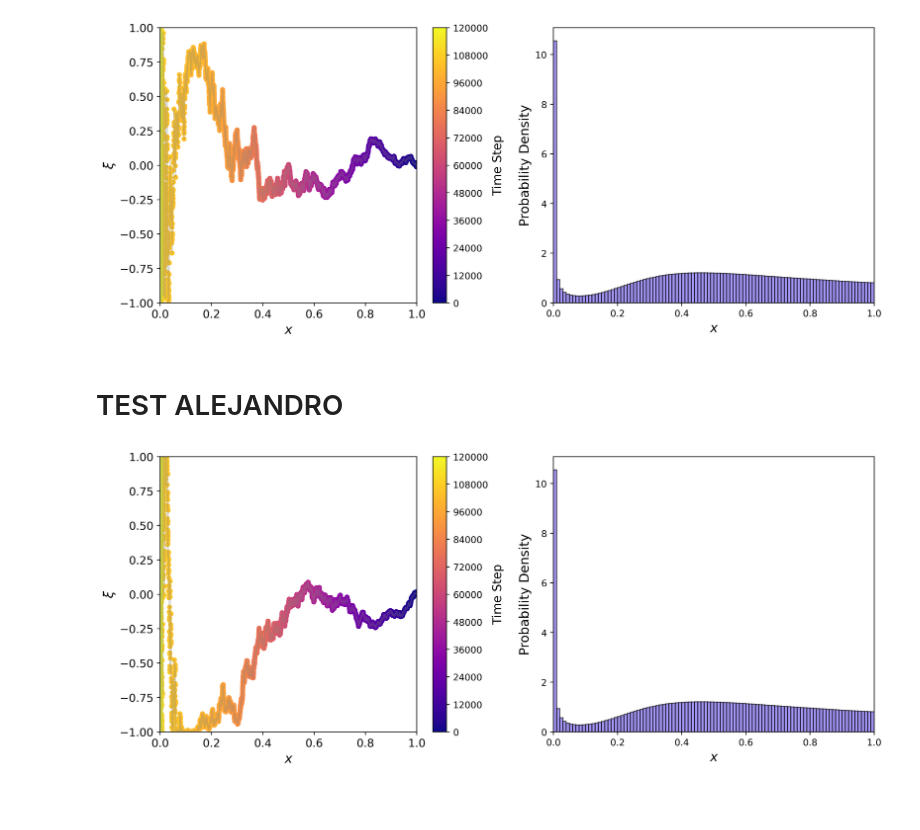
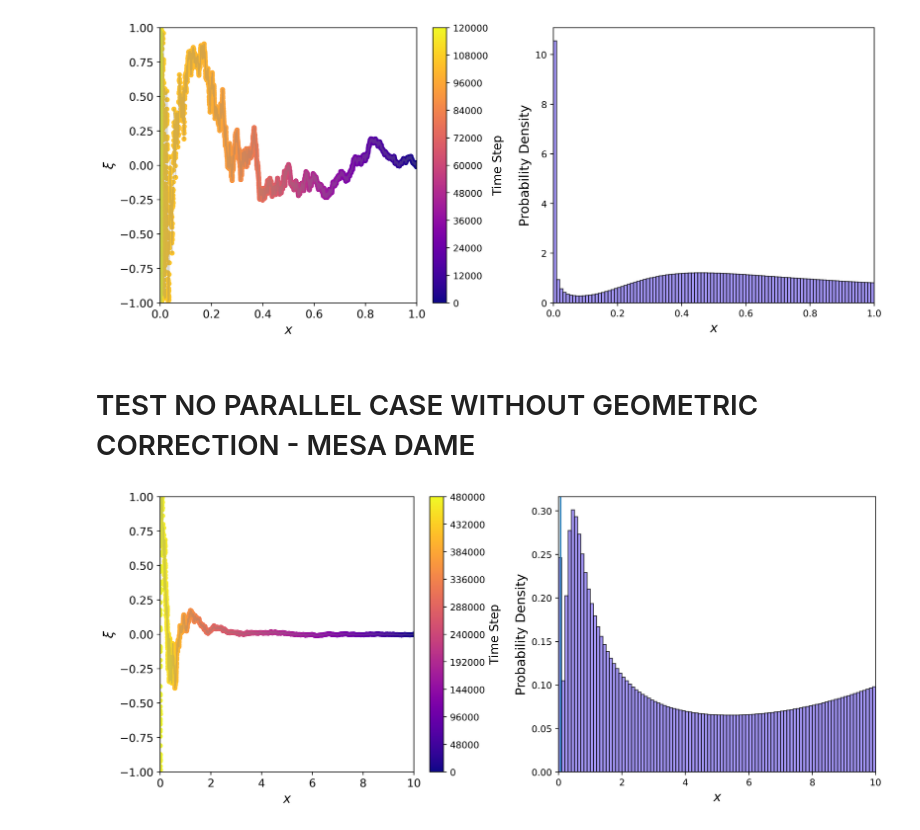
Before and after one commit to gxcli/fp_geometriccorrection, a Jupyter notebook: testing_full.ipynb, the cells around one changed output. Drawn from its saved outputs; the diff is of its cells as text; code cells hidden in the pictures; blank space fills up the shorter version.

Commit message:
rename files, correct mistake with phi and x_a

```diff
--- a/testing_full.ipynb
+++ b/testing_full.ipynb
@@ -199,47 +196,48 @@ plt.show()
 # %% [output]
 [figure]
 # %% [markdown]
-# TEST ALEJANDRO
+# TEST NO PARALLEL CASE WITHOUT GEOMETRIC CORRECTION - MESA DAME
 # %%
 DT = 1e-5
-V_INITIAL = [1, 0]
-NUMSTEPS = int(1.2e5)
-result_alej = multistep_mc(v_initial=V_INITIAL, numsteps=NUMSTEPS, D_func=col.D_nopar, A_func=col.A_alej, dt=DT)
+V_INITIAL = [10, 0]
+NUMSTEPS = int(4.8e5)
+result_mesa = multistep_mc(v_initial=V_INITIAL, numsteps=NUMSTEPS, D_func=col.D_nopar, A_func=col.A_mesa, dt=DT)
 # %%
-v_store = np.array(result_alej)
+v_store = np.array(result_mesa)
 
-x = v_store[::10, 0]
-y = v_store[::10, 1]
+x = v_store[::100, 0]
+y = v_store[::100, 1]
 t = np.arange(len(x))
 colors = t * (NUMSTEPS / len(t))
 
 x_values = v_store[:, 0]
-xmax = 1
+xmax = 10
 x_line = np.linspace(0, xmax, 100)
 
 fig, axs = plt.subplots(1, 2, figsize=(12, 5), dpi=400)
 
 scatter = axs[0].scatter(x, y, c=colors, cmap='plasma', s=20)
 axs[0].plot(x, y, color='gray', alpha=0.3)
 axs[0].set_xlabel(r'$x$', fontsize=14)
 axs[0].set_ylabel(r'$\xi$', fontsize=14)
 axs[0].tick_params(axis='both', labelsize=12)
-axs[0].set_xlim(0, 1)
+axs[0].set_xlim(0, xmax)
 axs[0].set_ylim(-1, 1)
 
 cbar = fig.colorbar(scatter, ax=axs[0])
 ticks = np.arange(0, NUMSTEPS+1, NUMSTEPS/10)
 cbar.ax.tick_params(labelsize=10)
 cbar.set_ticks(ticks)
 cbar.set_label('Time Step', fontsize=13)
 
 axs[1].hist(x_values, bins=100, density=True, alpha=0.7,
             color='mediumslateblue', edgecolor='black')
 axs[1].set_xlabel(r'$x$', fontsize=14)
 axs[1].set_ylabel('Probability Density', fontsize=14)
 axs[1].set_xlim(0, xmax)
+axs[1].axvline(0.0655)
 
 plt.tight_layout()
 plt.show()
 # %% [output]
-[figure, old version]
+[figure, new version]
```
Also changed, not shown: parts of 2 cells of this notebook, 48 other files.
